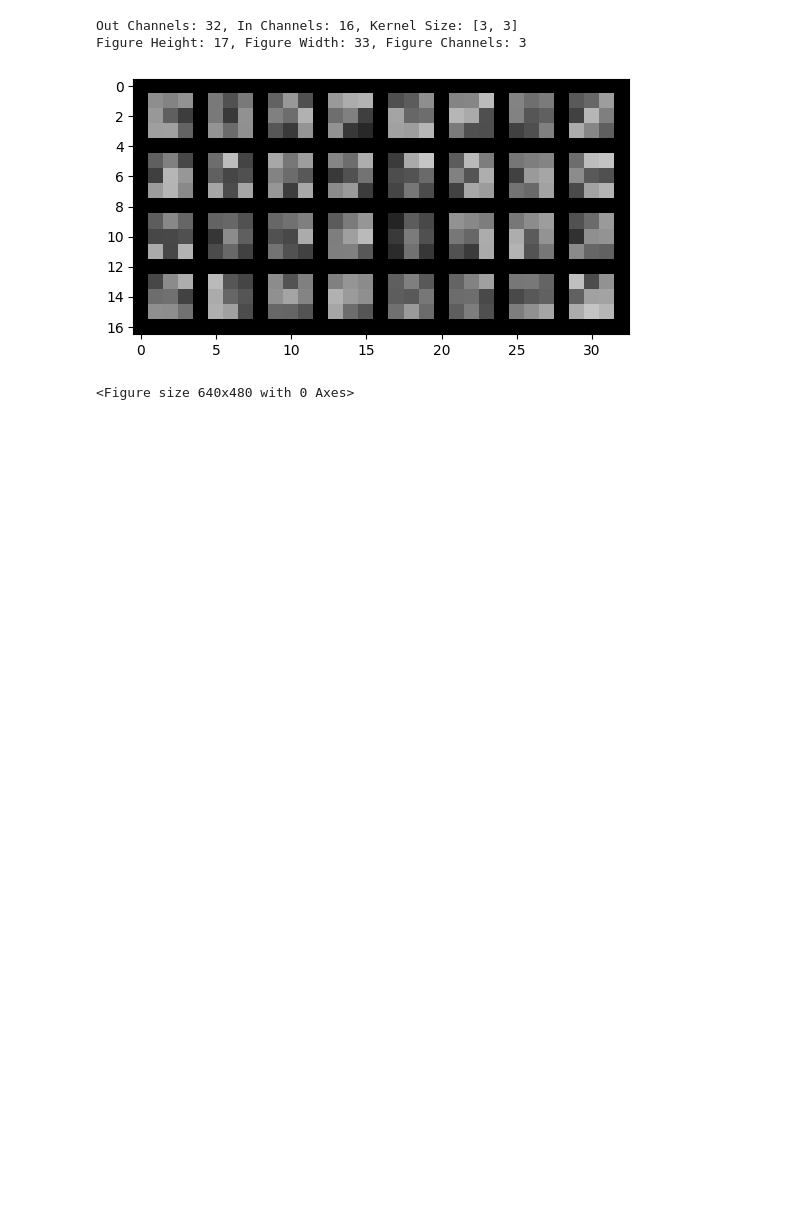
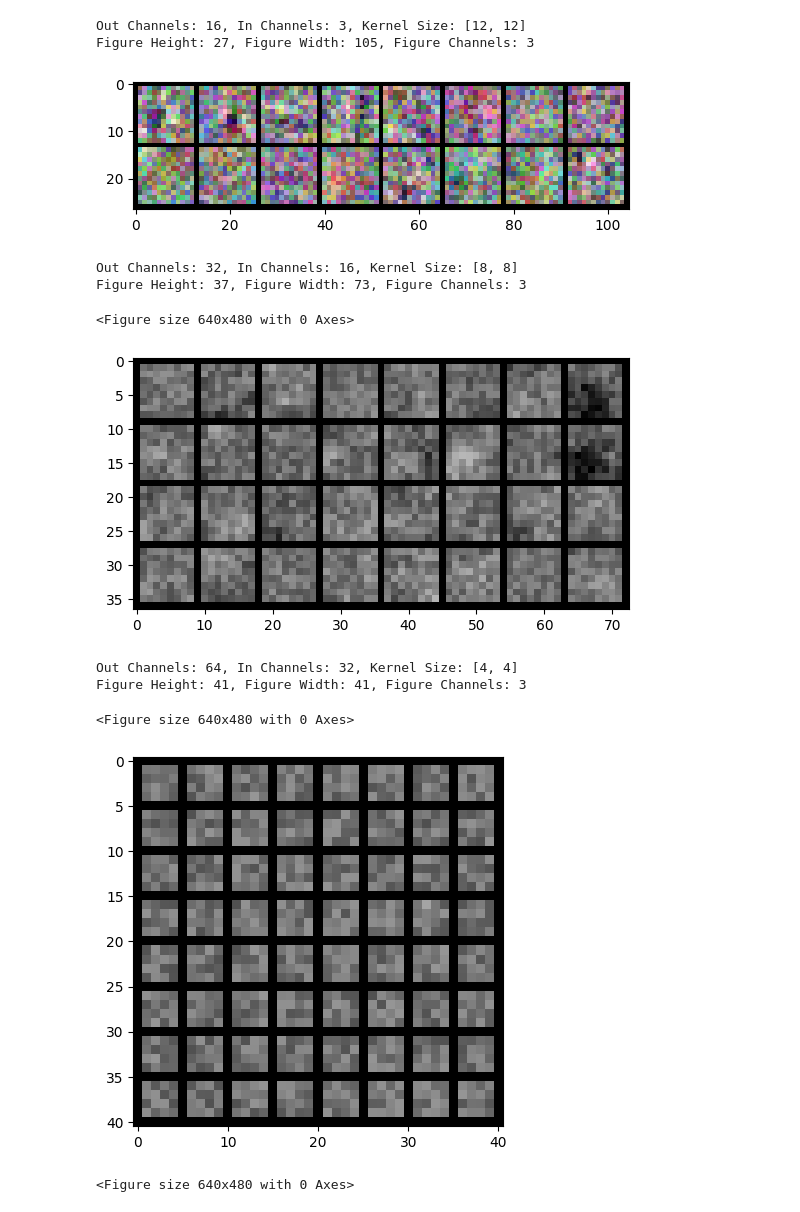
Before and after one commit to atariq11700/cs5830_finalproject, a Jupyter notebook: view-kernels.ipynb, the cells around one changed output. Cells and saved outputs as stored; diff of their text form; code cells hidden in the pictures; blank space fills up the shorter version.

```diff
--- a/view-kernels.ipynb
+++ b/view-kernels.ipynb
@@ -31,18 +31,24 @@ def view_kernels(kernels: torch.Tensor, output_file_name: str, ch=0):
     plt.imshow(imgs)
     plt.show()
     plt.savefig(output_file_name)
-
-
-
-model: CNN = torch.load(MODEL_CNN_PATH)
-# view_kernels(model.conv1.weight.detach().clone().cpu(), "CNN-layer1-kernel.png")
-view_kernels(model.conv2.weight.detach().clone().cpu(), "CNN-layer2-kernel.png", ch=8)
-# view_kernels(model.conv3.weight.detach().clone(), "CNN-layer3-kernel.png")
-# %% [output]
-Out Channels: 32, In Channels: 16, Kernel Size: [3, 3]
-Figure Height: 17, Figure Width: 33, Figure Channels: 3
-[figure, removed]
-<Figure size 640x480 with 0 Axes>
+# %%
+model: CNN = torch.load(MODEL_CNN_PATH)
+view_kernels(model.conv1.weight.detach().clone().cpu(), "CNN-layer1-kernel.png")
+view_kernels(model.conv2.weight.detach().clone().cpu(), "CNN-layer2-kernel.png", ch=8)
+view_kernels(model.conv3.weight.detach().clone(), "CNN-layer3-kernel.png")
+# %% [output]
+Out Channels: 16, In Channels: 3, Kernel Size: [12, 12]
+Figure Height: 27, Figure Width: 105, Figure Channels: 3
+[figure, added]
+Out Channels: 32, In Channels: 16, Kernel Size: [8, 8]
+Figure Height: 37, Figure Width: 73, Figure Channels: 3
+<Figure size 640x480 with 0 Axes>
+[figure, added]
+Out Channels: 64, In Channels: 32, Kernel Size: [4, 4]
+Figure Height: 41, Figure Width: 41, Figure Channels: 3
+<Figure size 640x480 with 0 Axes>
+[figure, added]
+<Figure size 640x480 with 0 Axes>
 # %%
 model: CNN_SE = CNN_SE()
 model.load_state_dict(torch.load(MODEL_CNN_SE_PATH))
```
Also changed, not shown: parts of 1 cell of this notebook.
